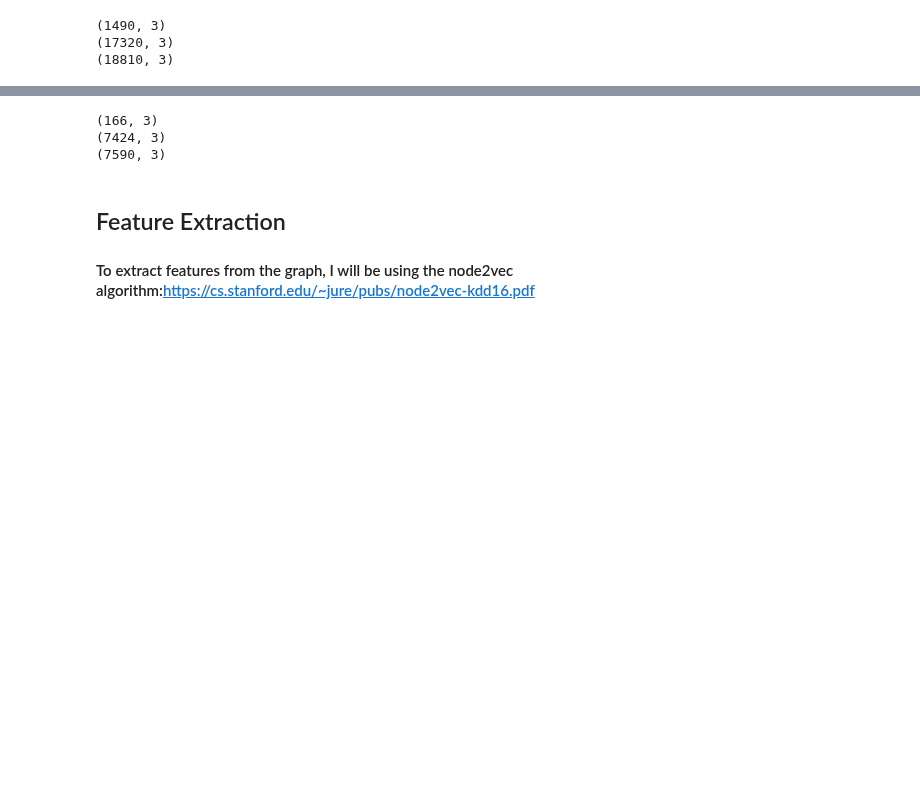
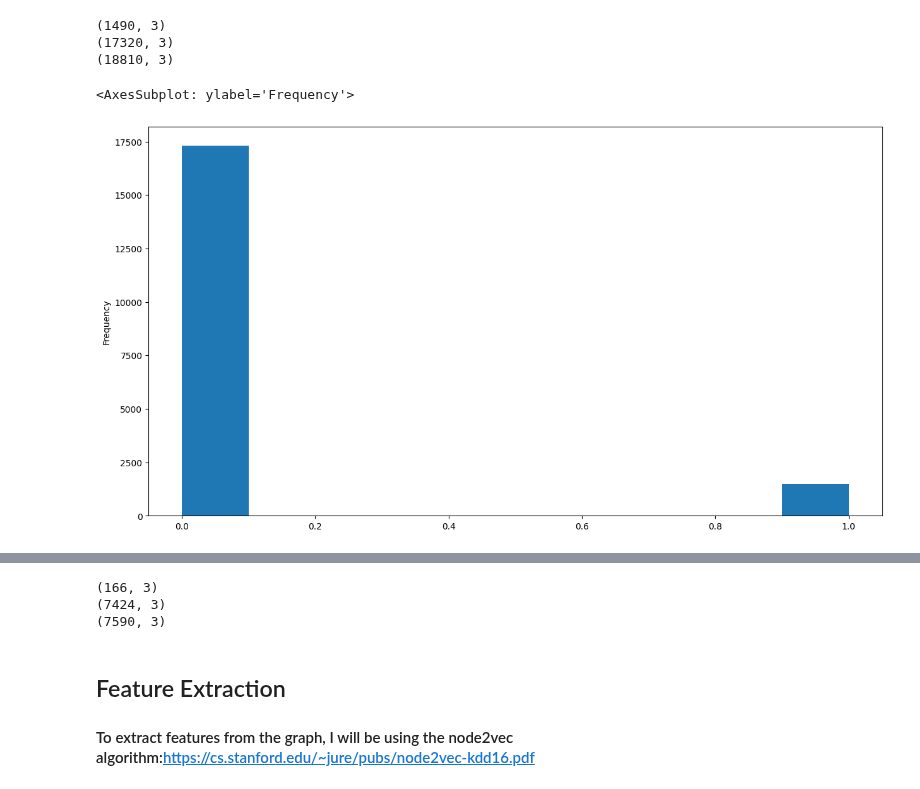
Before and after one commit to Michael-Mbajwa/Complex-Networks, a Jupyter notebook: Assignment9_MichaelMbajwa/Assignment9_Michael_Mbajwa.ipynb, the cells around one changed output, grey strips where cells are left out. Drawn from its saved outputs; the diff is of its cells as text; code cells hidden in the pictures; blank space fills up the shorter version.

```diff
--- a/Assignment9_MichaelMbajwa/Assignment9_Michael_Mbajwa.ipynb
+++ b/Assignment9_MichaelMbajwa/Assignment9_Michael_Mbajwa.ipynb
@@ -178,3 +178,10 @@ train_df = train_df.sample(frac=1).reset_index(drop=True)
 (1490, 3)
 (17320, 3)
 (18810, 3)
+# %%
+# Looking at the number of samples for classes for 0 and 1, we can see that the number of samples for 1 are a lot less.
+# Training a model with this data will make it alot biased to edges with class 0 (i.e edges that do not exist)
+train_df['link'].astype(int).plot.hist()
+# %% [output]
+<AxesSubplot: ylabel='Frequency'>
+[figure, added]
```
Also changed, not shown: parts of 11 cells of this notebook.
